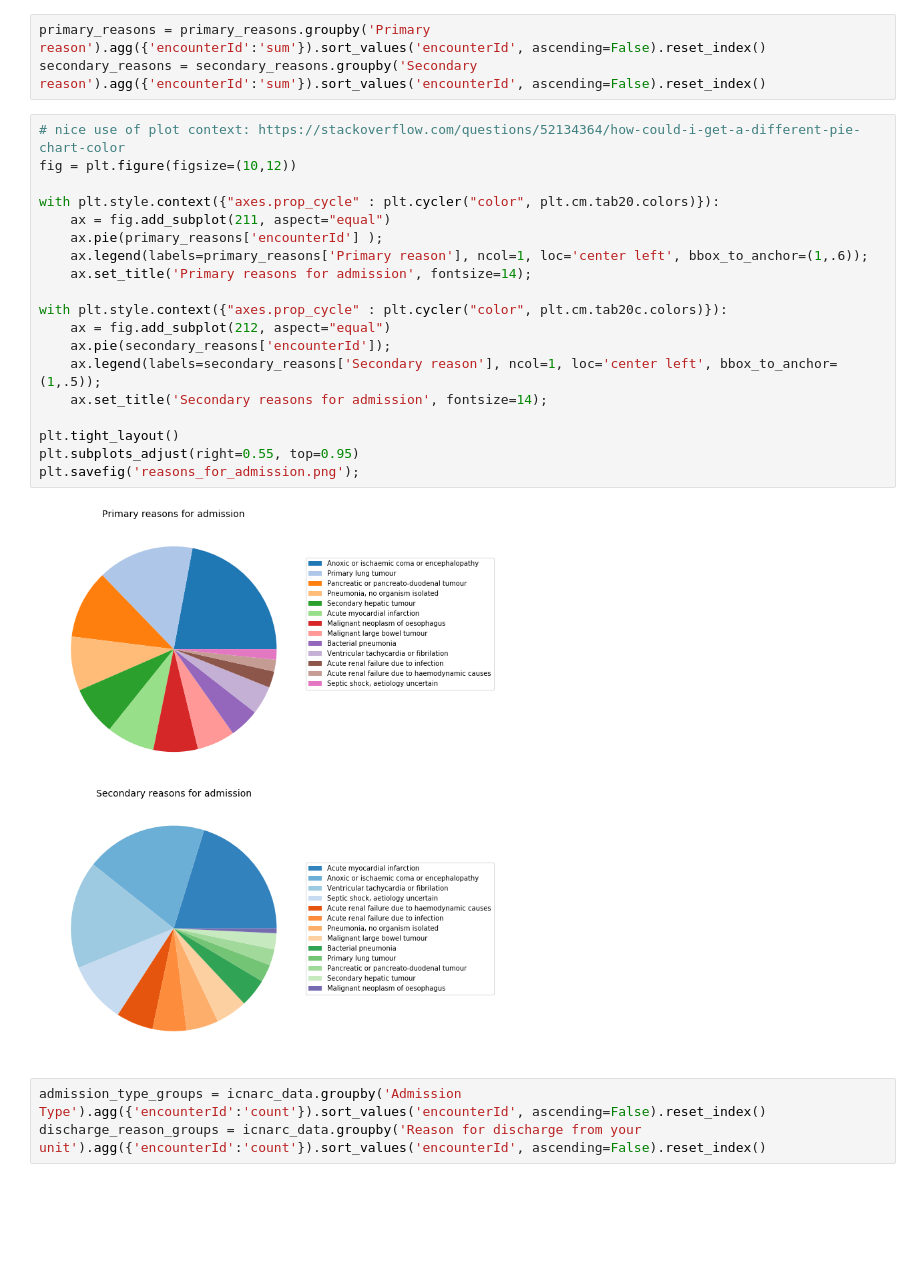
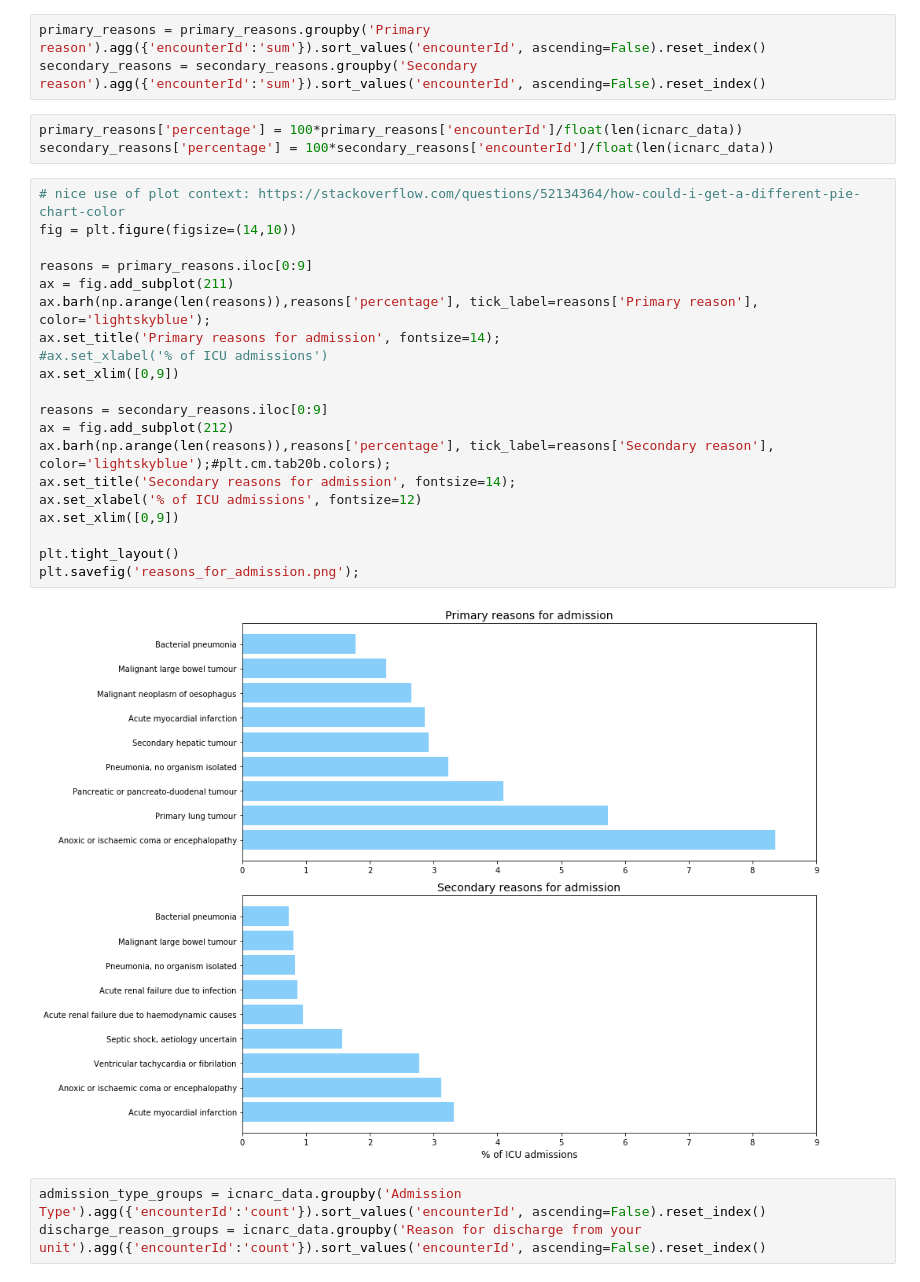
Before and after one commit to UHBristolDataScience/ICNARC-to-Philips-Linkage, a Jupyter notebook: Merging data.ipynb, the cells around one changed output. Saved outputs shown, nothing was run; the diff lists cells and outputs as text; blank space fills up the shorter version.

Commit message:
Changed pies to bar plots for readability.

```diff
--- a/Merging data.ipynb
+++ b/Merging data.ipynb
@@ -190,27 +190,31 @@ secondary_reasons['Secondary reason'] = [icnarc_codes[code] if code in icnarc_co
 # %%
 primary_reasons = primary_reasons.groupby('Primary reason').agg({'encounterId':'sum'}).sort_values('encounterId', ascending=False).reset_index()
 secondary_reasons = secondary_reasons.groupby('Secondary reason').agg({'encounterId':'sum'}).sort_values('encounterId', ascending=False).reset_index()
+# %%
+primary_reasons['percentage'] = 100*primary_reasons['encounterId']/float(len(icnarc_data))
+secondary_reasons['percentage'] = 100*secondary_reasons['encounterId']/float(len(icnarc_data))
 # %%
 # nice use of plot context: https://stackoverflow.com/questions/52134364/how-could-i-get-a-different-pie-chart-color
-fig = plt.figure(figsize=(10,12))
+fig = plt.figure(figsize=(14,10))
 
-with plt.style.context({"axes.prop_cycle" : plt.cycler("color", plt.cm.tab20.colors)}):
-    ax = fig.add_subplot(211, aspect="equal")
-    ax.pie(primary_reasons['encounterId'] );
-    ax.legend(labels=primary_reasons['Primary reason'], ncol=1, loc='center left', bbox_to_anchor=(1,.6));
-    ax.set_title('Primary reasons for admission', fontsize=14);
+reasons = primary_reasons.iloc[0:9]
+ax = fig.add_subplot(211)
+ax.barh(np.arange(len(reasons)),reasons['percentage'], tick_label=reasons['Primary reason'], color='lightskyblue');
+ax.set_title('Primary reasons for admission', fontsize=14);
+#ax.set_xlabel('% of ICU admissions')
+ax.set_xlim([0,9])
 
-with plt.style.context({"axes.prop_cycle" : plt.cycler("color", plt.cm.tab20c.colors)}):
-    ax = fig.add_subplot(212, aspect="equal")
-    ax.pie(secondary_reasons['encounterId']);
-    ax.legend(labels=secondary_reasons['Secondary reason'], ncol=1, loc='center left', bbox_to_anchor=(1,.5));
-    ax.set_title('Secondary reasons for admission', fontsize=14);
+reasons = secondary_reasons.iloc[0:9]
+ax = fig.add_subplot(212)
+ax.barh(np.arange(len(reasons)),reasons['percentage'], tick_label=reasons['Secondary reason'], color='lightskyblue');#plt.cm.tab20b.colors);
+ax.set_title('Secondary reasons for admission', fontsize=14);
+ax.set_xlabel('% of ICU admissions', fontsize=12)
+ax.set_xlim([0,9])
 
 plt.tight_layout()
-plt.subplots_adjust(right=0.55, top=0.95)
 plt.savefig('reasons_for_admission.png');
 # %% [output]
-[figure, old version]
+[figure, new version]
 # %%
 admission_type_groups = icnarc_data.groupby('Admission Type').agg({'encounterId':'count'}).sort_values('encounterId', ascending=False).reset_index()
 discharge_reason_groups = icnarc_data.groupby('Reason for discharge from your unit').agg({'encounterId':'count'}).sort_values('encounterId', ascending=False).reset_index()
```
Also changed, not shown: parts of 7 cells of this notebook.
